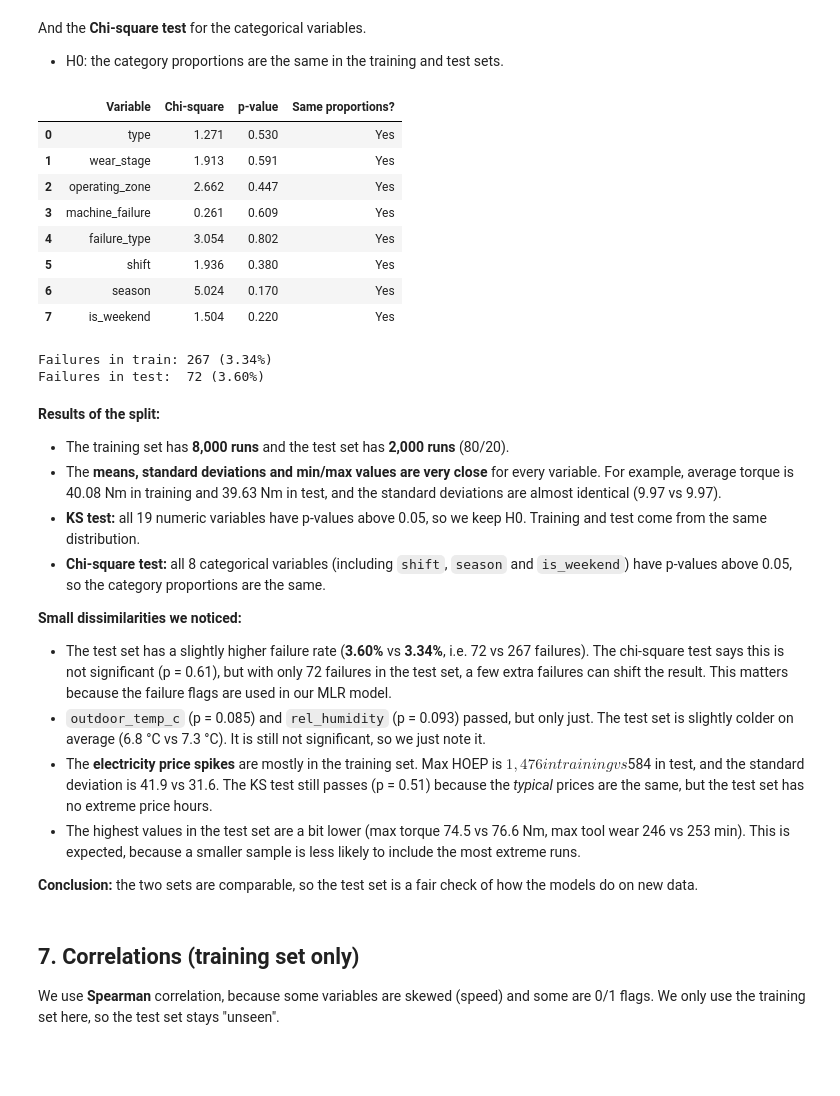
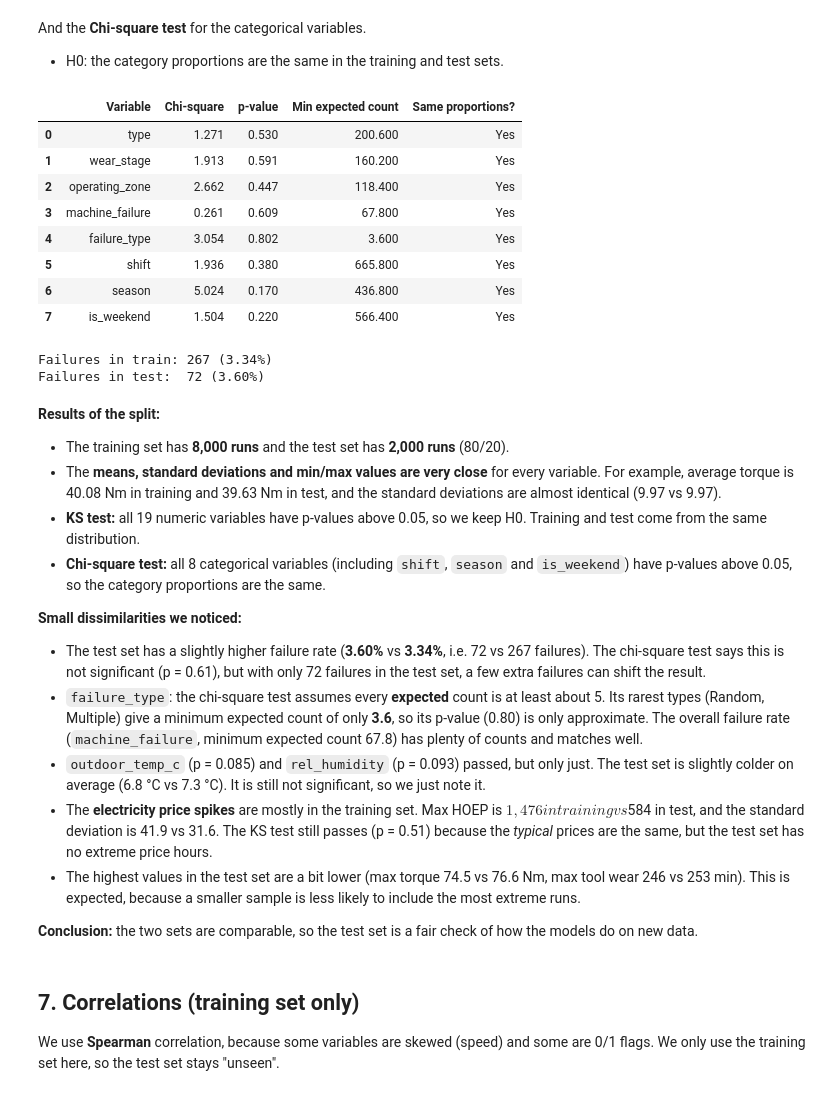
Before and after one commit to DavisenV/Group1-PROG8431-ProblemAnalysis_Workshop_C, a Jupyter notebook: Workshop_C.ipynb, the cells around one changed output. Saved outputs shown, nothing was run; the diff lists cells and outputs as text; code cells hidden in the pictures; blank space fills up the shorter version.

```diff
--- a/Workshop_C.ipynb
+++ b/Workshop_C.ipynb
@@ -176,12 +197,16 @@ We **merge** it onto our data using the `type` column (a left join, so every one
 specs = pd.read_csv("data/product_type_specs.csv")
 display(specs)
 
-# Merge on product type (left join keeps all 10,000 runs)
+# Merge on product type (left join keeps all 10,000 runs).
+# validate="many_to_one" raises an error if a type appears twice in the specs table.
+rows_before = len(df_clean)
 df_clean = df_clean.merge(
     specs.drop(columns=["source"]),
     on="type",
-    how="left"
+    how="left",
+    validate="many_to_one"
 )
+assert len(df_clean) == rows_before, "Merge changed the number of rows!"
 
 print("Shape after merge:", df_clean.shape)
 print("Missing values after merge:", df_clean.isnull().sum().sum())
@@ -333,6 +355,7 @@ weather = weather_raw.rename(columns={
 weather_cols = ["outdoor_temp_c", "dew_point_c", "rel_humidity", "precip_mm", "wind_speed_kmh", "station_pressure_kpa"]
 weather = weather[["timestamp"] + weather_cols]
 weather["timestamp"] = pd.to_datetime(weather["timestamp"])
+weather = weather.sort_values("timestamp")      # interpolation needs the rows in time order
 
 print("Missing weather values BEFORE filling:")
 print(weather[weather_cols].isnull().sum())
@@ -350,6 +373,10 @@ demand = demand_raw[["Date", "Hour", "Ontario Demand"]].copy()
 demand["timestamp"] = pd.to_datetime(demand["Date"]) + pd.to_timedelta(demand["Hour"] - 1, unit="h")
 demand = demand[["timestamp", "Ontario Demand"]].rename(columns={"Ontario Demand": "ontario_demand_mw"})
 
+# Each table must have exactly one row per hour, otherwise the merge would duplicate runs
+for name, table in [("weather", weather), ("price", price), ("demand", demand)]:
+    print(f"{name:8s} duplicate timestamps: {table['timestamp'].duplicated().sum()}")
+
 print("\nMissing price values:", price["hoep_price"].isnull().sum(), "| Missing demand values:", demand["ontario_demand_mw"].isnull().sum())
 # %% [output]
 Missing weather values BEFORE filling:
@@ -371,10 +401,11 @@ Missing price values: 0 | Missing demand values: 0
 df_clean["timestamp"] = pd.date_range("2024-01-01 00:00", periods=len(df_clean), freq="h")
 print("First run:", df_clean["timestamp"].min(), "| Last run:", df_clean["timestamp"].max())
 
-# Left joins keep all 10,000 runs
-df_clean = df_clean.merge(weather, on="timestamp", how="left")
-df_clean = df_clean.merge(price, on="timestamp", how="left")
-df_clean = df_clean.merge(demand, on="timestamp", how="left")
+# Left joins keep all 10,000 runs; validate="one_to_one" proves no run is duplicated
+rows_before = len(df_clean)
+for table in [weather, price, demand]:
+    df_clean = df_clean.merge(table, on="timestamp", how="left", validate="one_to_one")
+assert len(df_clean) == rows_before, "Merge changed the number of rows!"
 
 print("Shape after merge:", df_clean.shape)
 print("Missing values after merge:", df_clean.isnull().sum().sum())
@@ -550,7 +582,7 @@ df_clean["failure_type"] = df_clean.apply(label_failure, axis=1)
 
 # Time variables from the timestamp
 df_clean["hour"] = df_clean["timestamp"].dt.hour
-df_clean["day_of_week"] = df_clean["timestamp"].dt.dayofweek      # 0 = Monday, 6 = Sunday
+df_clean["day_of_week"] = df_clean["timestamp"].dt.day_of_week      # 0 = Monday, 6 = Sunday
 df_clean["month"] = df_clean["timestamp"].dt.month
 df_clean["is_weekend"] = (df_clean["day_of_week"] >= 5).astype(int)
 
@@ -841,38 +881,39 @@ And the **Chi-square test** for the categorical variables.
 # %%
 # Comparing Categorical with Chi-Square
 cat_vars = ["type", "wear_stage", "operating_zone", "machine_failure", "failure_type",
             "shift", "season", "is_weekend"]
 
 chi_rows = []
 for var in cat_vars:
     trainp = train[var].value_counts().sort_index()
     testp = test[var].value_counts().sort_index()
 
     contingency_table = pd.DataFrame([trainp, testp], index=["Train", "Test"]).fillna(0)
     chi2, p, dof, expected = chi2_contingency(contingency_table)
 
     chi_rows.append({
         "Variable": var,
         "Chi-square": round(chi2, 4),
         "p-value": round(p, 4),
+        "Min expected count": round(expected.min(), 1),   # chi-square needs about 5+ in every cell
         "Same proportions?": "Yes" if p > 0.05 else "No"
     })
 
 display(pd.DataFrame(chi_rows))
 
 # Failure counts in each set
 print("Failures in train:", train["machine_failure"].sum(), f"({train['machine_failure'].mean()*100:.2f}%)")
 print("Failures in test: ", test["machine_failure"].sum(), f"({test['machine_failure'].mean()*100:.2f}%)")
 # %% [output]
-|  | Variable | Chi-square | p-value | Same proportions? |
-| 0 | type | 1.271 | 0.530 | Yes |
-| 1 | wear_stage | 1.913 | 0.591 | Yes |
-| 2 | operating_zone | 2.662 | 0.447 | Yes |
-| 3 | machine_failure | 0.261 | 0.609 | Yes |
-| 4 | failure_type | 3.054 | 0.802 | Yes |
-| 5 | shift | 1.936 | 0.380 | Yes |
-| 6 | season | 5.024 | 0.170 | Yes |
-| 7 | is_weekend | 1.504 | 0.220 | Yes |
+|  | Variable | Chi-square | p-value | Min expected count | Same proportions? |
+| 0 | type | 1.271 | 0.530 | 200.600 | Yes |
+| 1 | wear_stage | 1.913 | 0.591 | 160.200 | Yes |
+| 2 | operating_zone | 2.662 | 0.447 | 118.400 | Yes |
+| 3 | machine_failure | 0.261 | 0.609 | 67.800 | Yes |
+| 4 | failure_type | 3.054 | 0.802 | 3.600 | Yes |
+| 5 | shift | 1.936 | 0.380 | 665.800 | Yes |
+| 6 | season | 5.024 | 0.170 | 436.800 | Yes |
+| 7 | is_weekend | 1.504 | 0.220 | 566.400 | Yes |
 Failures in train: 267 (3.34%)
 Failures in test:  72 (3.60%)
 # %% [markdown]
@@ -888,8 +929,10 @@ Failures in test:  72 (3.60%)
 **Small dissimilarities we noticed:**
 
 - The test set has a slightly higher failure rate (**3.60%** vs **3.34%**, i.e. 72 vs 267 failures). The chi-square test says this is
-  not significant (p = 0.61), but with only 72 failures in the test set, a few extra failures can shift the result. This matters because
-  the failure flags are used in our MLR model.
+  not significant (p = 0.61), but with only 72 failures in the test set, a few extra failures can shift the result.
+- `failure_type`: the chi-square test assumes every **expected** count is at least about 5. Its rarest types (Random, Multiple)
+  give a minimum expected count of only **3.6**, so its p-value (0.80) is only approximate. The overall failure rate
+  (`machine_failure`, minimum expected count 67.8) has plenty of counts and matches well.
 - `outdoor_temp_c` (p = 0.085) and `rel_humidity` (p = 0.093) passed, but only just. The test set is slightly colder on average
   (6.8 °C vs 7.3 °C). It is still not significant, so we just note it.
 - The **electricity price spikes** are mostly in the training set. Max HOEP is $1,476 in training vs $584 in test, and the standard
```
Also changed, not shown: parts of 41 cells of this notebook.
